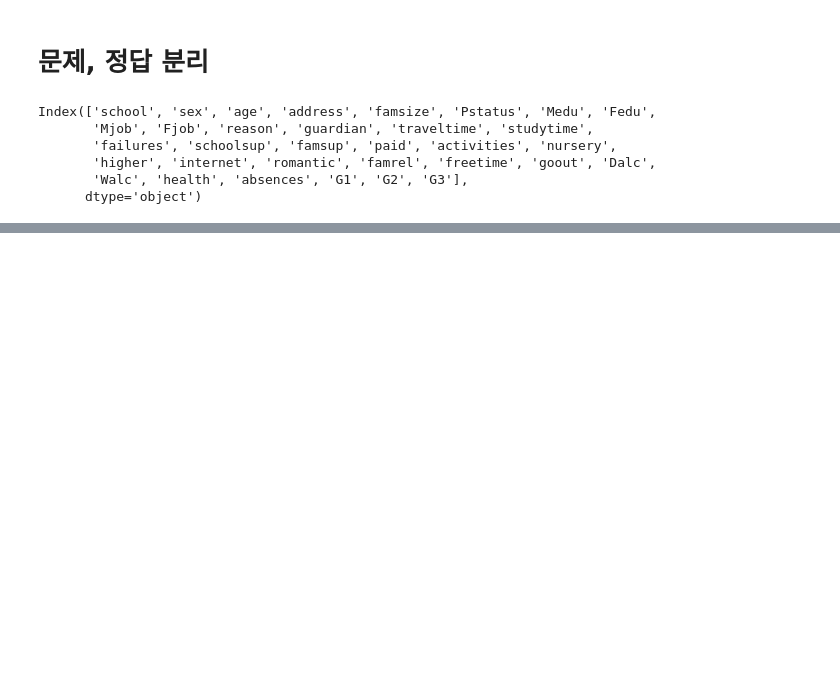
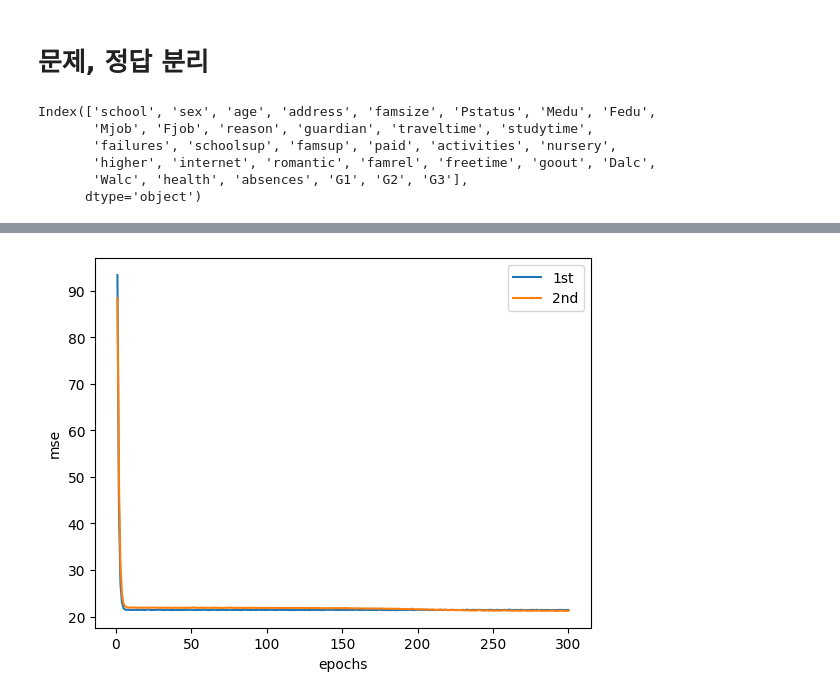
Before and after one commit to Jang-jw/DeepLearning, a Jupyter notebook: ex01_딥러닝_맛보기(수학성적_예측).ipynb, the cells around one changed output, grey strips where cells are left out. Saved outputs shown, nothing was run; the diff lists cells and outputs as text; code cells hidden in the pictures; blank space fills up the shorter version.

```diff
--- a/ex01_딥러닝_맛보기(수학성적_예측).ipynb
+++ b/ex01_딥러닝_맛보기(수학성적_예측).ipynb
@@ -115,0 +245,4 @@ X.shape,y.shape
+# %%
+# 훈련데이터 / 평가데이터로 분리
+X_train,X_test,y_train,y_test=train_test_split(X,y,test_size=0.3,random_state=555)
+X_train.shape,X_test.shape,y_train.shape,y_test.shape
@@ -115,0 +251,23 @@ X.shape,y.shape
+# %%
+# 1. 신경망 구조 설계
+
+# 뼈대 설정
+model1=Sequential()
+
+# 입력층 설정 (입력받는 특성은 2 개, 뉴런의 갯수는 4 개)
+model1.add(Dense(units=4,input_dim=2))
+
+# 입력층 활성화 : 시그모이드
+model1.add(Activation('sigmoid'))
+
+# 중간층 설정 (뉴런의 갯수는 2 개)
+model1.add(Dense(units=2,activation='sigmoid'))
+
+# 중간층 활성화 : 시그모이드
+# model1.add(Activation('sigmoid'))
+
+# 출력층 설정 (뉴런의 갯수 1 개)
+model1.add(Dense(units=1))
+
+# 모델 요약
+model1.summary()
@@ -115,0 +292,8 @@ X.shape,y.shape
+# %%
+# 2. 모델 컴파일 : 학습 / 평가 방법 설정
+# 손실함수 (loss) = 'mse'
+# 최적화 함수 (optimizer) = 'SGD'
+model1.compile(loss='mse',optimizer='SGD')
+# %%
+# 3. 모델 학습 (반복횟수는 300)
+h2=model1.fit(X_train,y_train,epochs=300)
@@ -115,0 +346,10 @@ X.shape,y.shape
+# %%
+# 손실함수 시각화
+plt.plot(range(1,301),h.history['loss'],label='1st')
+plt.plot(range(1,301),h2.history['loss'],label='2nd')
+plt.xlabel('epochs')
+plt.ylabel('mse')
+plt.legend()
+plt.show()
+# %% [output]
+[figure, added]
```
Also changed, not shown: parts of 19 cells of this notebook.
